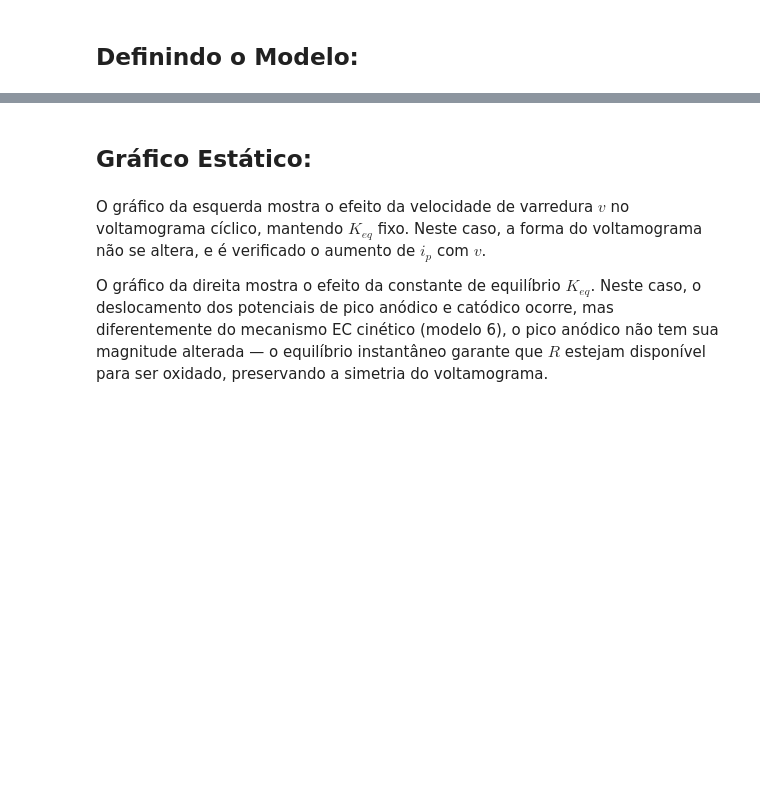
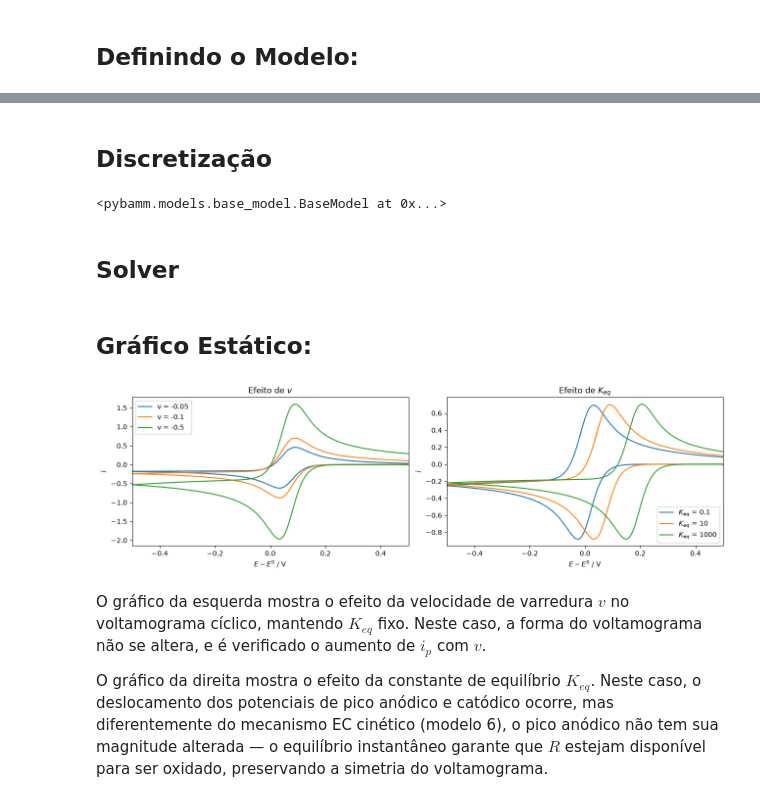
Before and after one commit to lochipe/PyFaraday, a Jupyter notebook: notebooks/07_cyclic_rev_ec.ipynb, the cells around one changed output, grey strips where cells are left out. Saved outputs shown, nothing was run; the diff lists cells and outputs as text; code cells hidden in the pictures; blank space fills up the shorter version.

```diff
--- a/notebooks/07_cyclic_rev_ec.ipynb
+++ b/notebooks/07_cyclic_rev_ec.ipynb
@@ -210,8 +201,23 @@ discretisation.process_model(model)
+# %% [markdown]
+## Discretização
+# %%
+# ── Discretização ─────────────────────────────────────────────────────────────
+
+spatial_methods = {"electrolyte": pybamm.FiniteVolume()}
+discretisation  = pybamm.Discretisation(mesh, spatial_methods)
+
+param.process_model(model)
+param.process_geometry(geometry)
+discretisation.process_model(model)
+# %% [output]
+<pybamm.models.base_model.BaseModel at 0x...>
+# %% [markdown]
+## Solver
+# %%
+solver = pybamm.IDAKLUSolver()
 # %% [markdown]
 ## Gráfico Estático:
 # %%
-static_solver = pybamm.ScipySolver()
-
 # potenciais fixos para a varredura cíclica
 DEFAULT_INITIAL_POTENTIAL  =  0.5   # potencial inicial [V]
 DEFAULT_FINAL_POTENTIAL    = -0.5   # potencial final [V]
@@ -228,7 +234,7 @@ for scan_rate_i in scan_rates:
     final_time = 2 * (DEFAULT_FINAL_POTENTIAL - DEFAULT_INITIAL_POTENTIAL) / scan_rate_i
     time       = np.linspace(0, final_time, 1000)
 
-    solution = static_solver.solve(
+    solution = solver.solve(
         model, time,
         inputs={
             "Potencial Inicial [V]":           DEFAULT_INITIAL_POTENTIAL,
@@ -252,7 +258,7 @@ for equilibrium_constant_i in equilibrium_constants:
     final_time = 2 * (DEFAULT_FINAL_POTENTIAL - DEFAULT_INITIAL_POTENTIAL) / DEFAULT_SCAN_RATE
     time       = np.linspace(0, final_time, 1000)
 
-    solution = static_solver.solve(
+    solution = solver.solve(
         model, time,
         inputs={
             "Potencial Inicial [V]":           DEFAULT_INITIAL_POTENTIAL,
@@ -260,33 +266,35 @@ for equilibrium_constant_i in equilibrium_constants:
             "Potencial Padrão [V]":            DEFAULT_STANDARD_POTENTIAL,
             "Velocidade de Varredura [V.s-1]": DEFAULT_SCAN_RATE,
             "Constante de Equilíbrio":         equilibrium_constant_i,
         }
     )
     currents_equilibrium.append(solution["Fluxo de O"](solution.t, x=0))
     potentials_equilibrium.append(solution["Potencial Aplicado"](solution.t))
 
 fig, (ax1, ax2) = plt.subplots(1, 2, figsize=(13, 4))
 
 for scan_rate_i, current, potential in zip(scan_rates, currents_scan_rate, potentials_scan_rate):
     ax1.plot(potential, current, label=f"v = {scan_rate_i}")
 
 ax1.set_xlabel(r"$E - E^0$ / V")
 ax1.set_ylabel(r"$i$")
 ax1.set_xlim([DEFAULT_FINAL_POTENTIAL, DEFAULT_INITIAL_POTENTIAL])
 ax1.set_title(r"Efeito de $v$")
 ax1.legend(loc="upper left")
 
 for equilibrium_constant_i, current, potential in zip(equilibrium_constants, currents_equilibrium, potentials_equilibrium):
     ax2.plot(potential, current, label=r"$K_{eq}$ = " + str(equilibrium_constant_i))
 
 ax2.set_xlabel(r"$E - E^0$ / V")
 ax2.set_ylabel(r"$i$")
 ax2.set_xlim([DEFAULT_FINAL_POTENTIAL, DEFAULT_INITIAL_POTENTIAL])
 ax2.set_title(r"Efeito de $K_{eq}$")
 ax2.legend(loc="lower right")
 
 plt.tight_layout()
 plt.show()
+# %% [output]
+[figure, added]
 # %% [markdown]
 O gráfico da esquerda mostra o efeito da velocidade de varredura $v$ no voltamograma cíclico, mantendo $K_{eq}$ fixo. Neste caso, a forma do voltamograma não se altera, e é verificado o aumento de $i_p$ com $v$.
 
```
Also changed, not shown: parts of 6 cells of this notebook, 2 other files.
